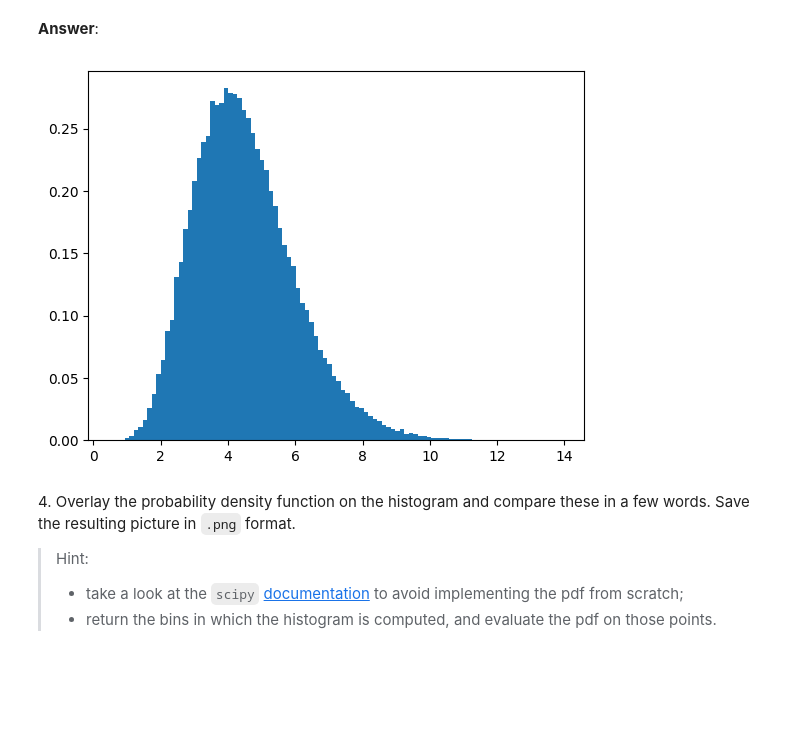
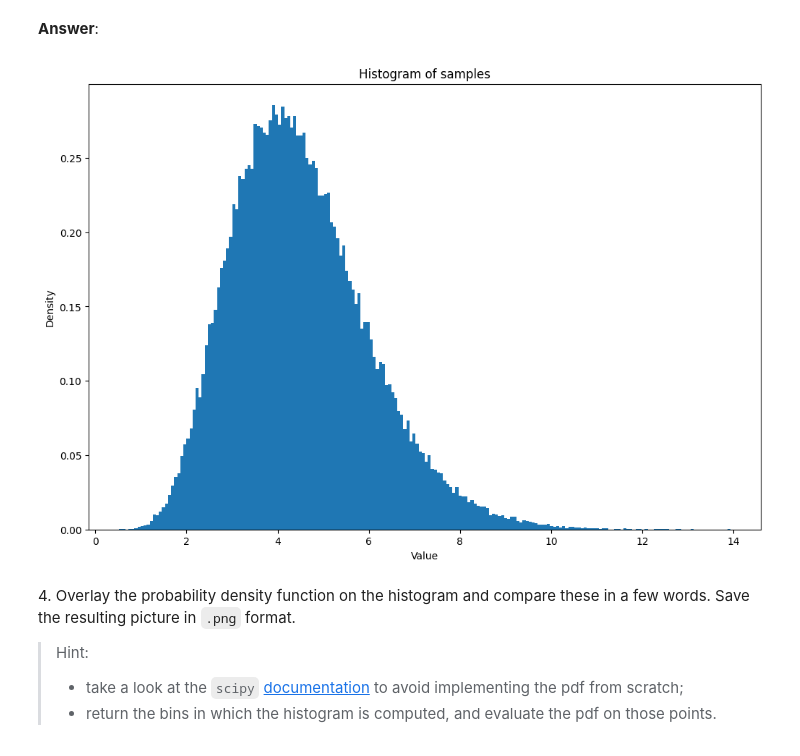
Before and after one commit to MohamedAkkAdir/Python-Labs, a Jupyter notebook: Labs/Lab2/lab2.ipynb, the cells around one changed output. Saved outputs shown, nothing was run; the diff lists cells and outputs as text; code cells hidden in the pictures; blank space fills up the shorter version.

```diff
--- a/Labs/Lab2/lab2.ipynb
+++ b/Labs/Lab2/lab2.ipynb
@@ -85,11 +85,15 @@ np.save('samples.npy', samples)
 **Answer**:
 # %%
 import matplotlib.pyplot as plt
-# %%
-plt.hist(samples, bins=100, density=True)
-plt.show()
-# %% [output]
-[figure, removed]
+# %%
+plt.figure(figsize=(12, 8),dpi=100)
+plt.hist(samples, bins=200, density=True)
+plt.title('Histogram of samples')
+plt.xlabel('Value')
+plt.ylabel('Density')
+plt.show()
+# %% [output]
+[figure, added]
 # %% [markdown]
 4\. Overlay the probability density function on the histogram and compare these in a few words. Save the resulting picture in `.png` format.
 > Hint:
```
Also changed, not shown: parts of 17 cells of this notebook.
